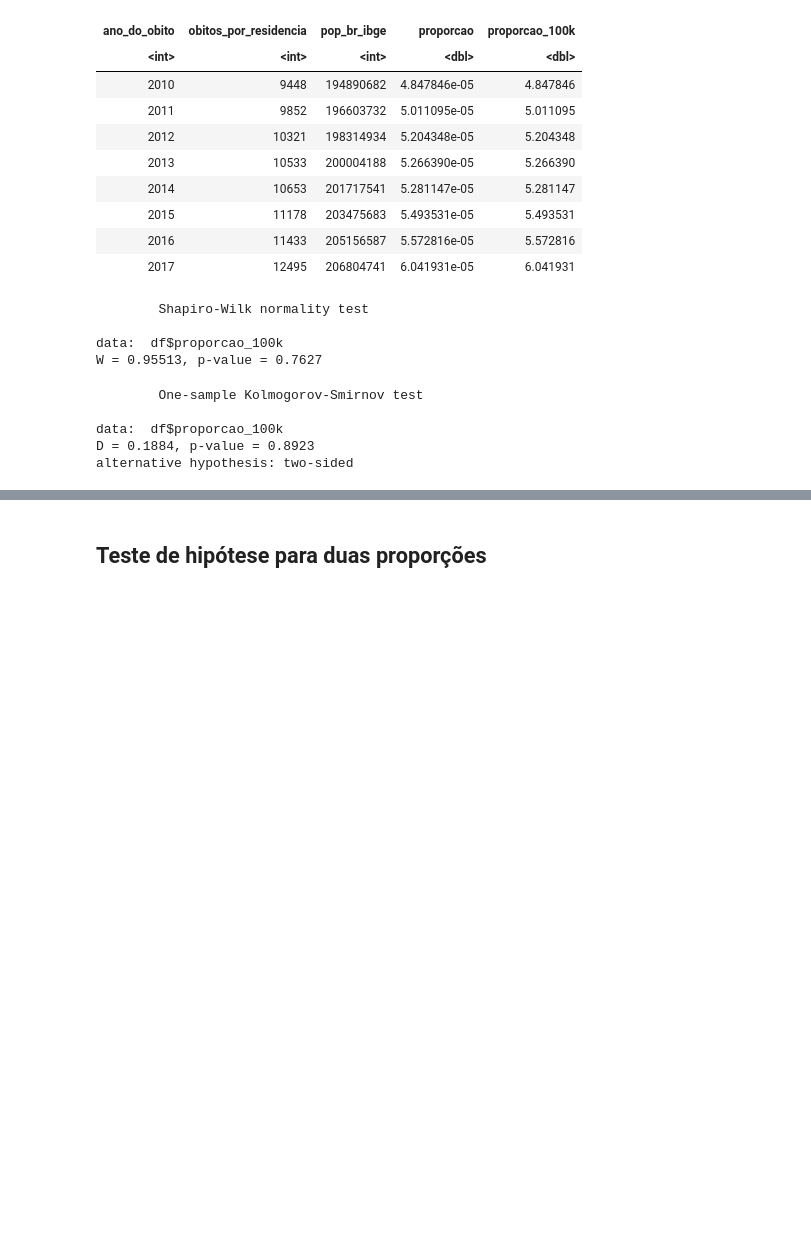
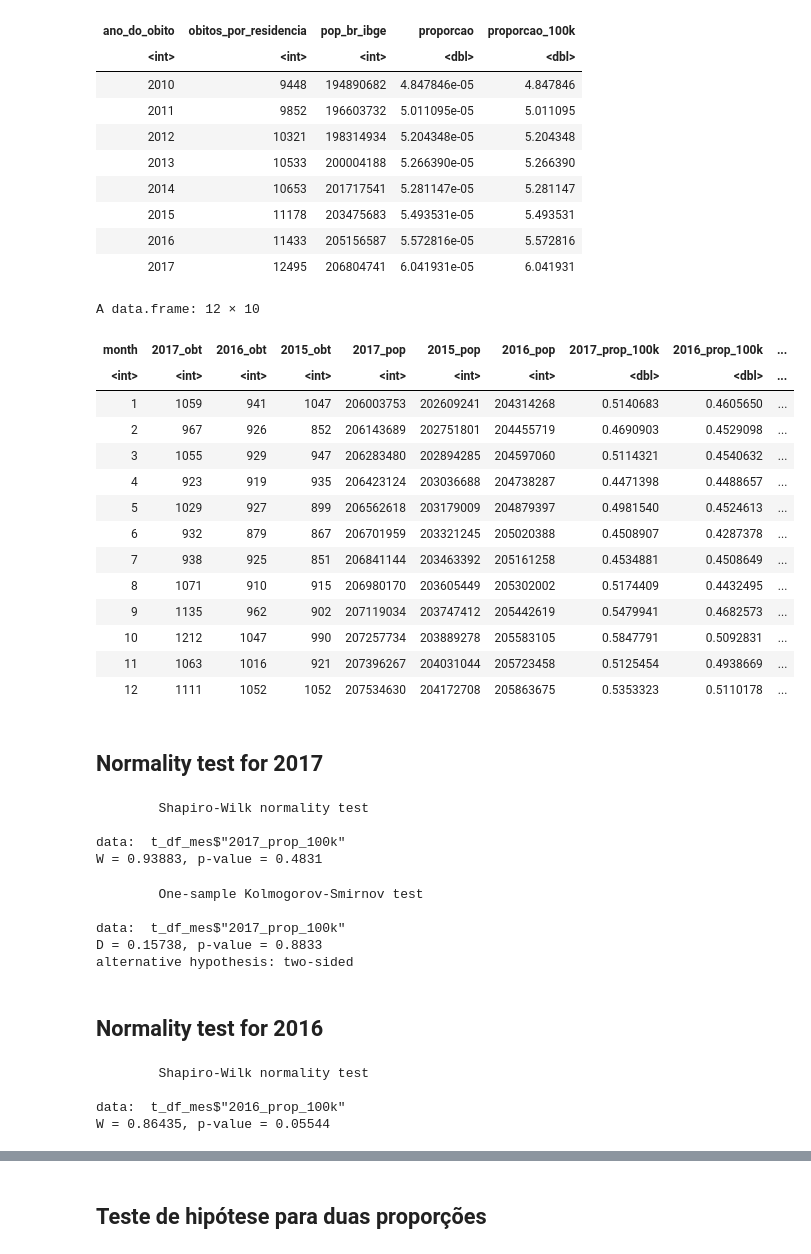
Before and after one commit to geocarvalho/IN1100, a Jupyter notebook: IN1119/stat_project.ipynb, the cells around one changed output, grey strips where cells are left out. Saved outputs shown, nothing was run; the diff lists cells and outputs as text; code cells hidden in the pictures; blank space fills up the shorter version.

```diff
--- a/IN1119/stat_project.ipynb
+++ b/IN1119/stat_project.ipynb
@@ -46,20 +45,57 @@ A data.frame: 8 × 5
 | 2015 | 11178 | 203475683 | 5.493531e-05 | 5.493531 |
 | 2016 | 11433 | 205156587 | 5.572816e-05 | 5.572816 |
 | 2017 | 12495 | 206804741 | 6.041931e-05 | 6.041931 |
+# %%
+df_mes <- read.csv('suicidios_mes_2015-2017.csv')
+t_df_mes <- setNames(data.frame(t(df_mes[,-1])), df_mes[,1])
+t_df_mes <- tibble::rowid_to_column(t_df_mes, 'month')
+t_df_mes$'2017_prop_100k' <- (t_df_mes$'2017_obt' * 100000) / t_df_mes$'2017_pop'
+t_df_mes$'2016_prop_100k' <- (t_df_mes$'2016_obt' * 100000) / t_df_mes$'2016_pop'
+t_df_mes$'2015_prop_100k' <- (t_df_mes$'2015_obt' * 100000) / t_df_mes$'2015_pop'
+
+t_df_mes
+# %% [output]
+A data.frame: 12 × 10
+| month | 2017_obt | 2016_obt | 2015_obt | 2017_pop | 2015_pop | 2016_pop | 2017_prop_100k | 2016_prop_100k | ... |
+| <int> | <int> | <int> | <int> | <int> | <int> | <int> | <dbl> | <dbl> | ... |
+| 1 | 1059 | 941 | 1047 | 206003753 | 202609241 | 204314268 | 0.5140683 | 0.4605650 | ... |
+| 2 | 967 | 926 | 852 | 206143689 | 202751801 | 204455719 | 0.4690903 | 0.4529098 | ... |
+| 3 | 1055 | 929 | 947 | 206283480 | 202894285 | 204597060 | 0.5114321 | 0.4540632 | ... |
+| 4 | 923 | 919 | 935 | 206423124 | 203036688 | 204738287 | 0.4471398 | 0.4488657 | ... |
+| 5 | 1029 | 927 | 899 | 206562618 | 203179009 | 204879397 | 0.4981540 | 0.4524613 | ... |
+| 6 | 932 | 879 | 867 | 206701959 | 203321245 | 205020388 | 0.4508907 | 0.4287378 | ... |
+| 7 | 938 | 925 | 851 | 206841144 | 203463392 | 205161258 | 0.4534881 | 0.4508649 | ... |
+| 8 | 1071 | 910 | 915 | 206980170 | 203605449 | 205302002 | 0.5174409 | 0.4432495 | ... |
+| 9 | 1135 | 962 | 902 | 207119034 | 203747412 | 205442619 | 0.5479941 | 0.4682573 | ... |
+| 10 | 1212 | 1047 | 990 | 207257734 | 203889278 | 205583105 | 0.5847791 | 0.5092831 | ... |
+| 11 | 1063 | 1016 | 921 | 207396267 | 204031044 | 205723458 | 0.5125454 | 0.4938669 | ... |
+| 12 | 1111 | 1052 | 1052 | 207534630 | 204172708 | 205863675 | 0.5353323 | 0.5110178 | ... |
+# %% [markdown]
+## Normality test for 2017
 # %%
-# Normality test with Shapiro-Wilk for proportion (100k) during the years
-shapiro.test(df$proporcao_100k)
+# Normality test with Shapiro-Wilk for 2017 proportion (100k) during the months
+shapiro.test(t_df_mes$'2017_prop_100k')
 # %% [output]
         Shapiro-Wilk normality test
 
-data:  df$proporcao_100k
-W = 0.95513, p-value = 0.7627
+data:  t_df_mes$"2017_prop_100k"
+W = 0.93883, p-value = 0.4831
 # %%
-# Normality test with Kolmogorov-Smirnov for proportion (100k) during the years
-ks.test(df$proporcao_100k, "pnorm", mean(df$proporcao_100k), sd(df$proporcao_100k))
+# Normality test with Kolmogorov-Smirnov for 2017 proportion (100k) during the months
+ks.test(t_df_mes$'2017_prop_100k', "pnorm", mean(t_df_mes$'2017_prop_100k'), sd(t_df_mes$'2017_prop_100k'))
 # %% [output]
         One-sample Kolmogorov-Smirnov test
 
-data:  df$proporcao_100k
-D = 0.1884, p-value = 0.8923
+data:  t_df_mes$"2017_prop_100k"
+D = 0.15738, p-value = 0.8833
 alternative hypothesis: two-sided
+# %% [markdown]
+## Normality test for 2016
+# %%
+# Normality test with Shapiro-Wilk for 2016 proportion (100k) during the months
+shapiro.test(t_df_mes$'2016_prop_100k')
+# %% [output]
+        Shapiro-Wilk normality test
+
+data:  t_df_mes$"2016_prop_100k"
+W = 0.86435, p-value = 0.05544
```
Also changed, not shown: parts of 20 cells of this notebook.
